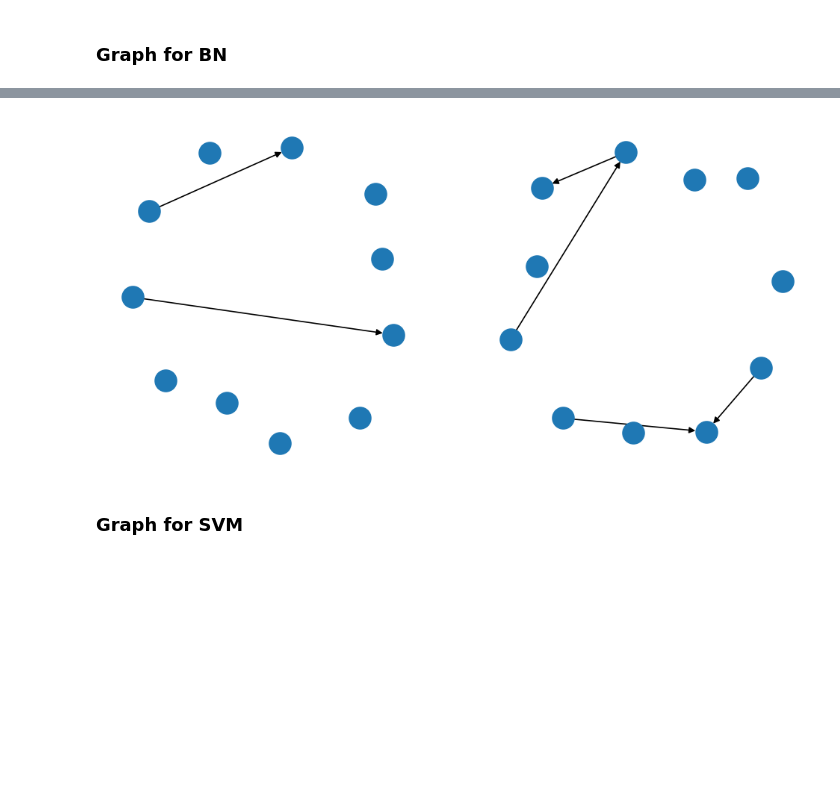
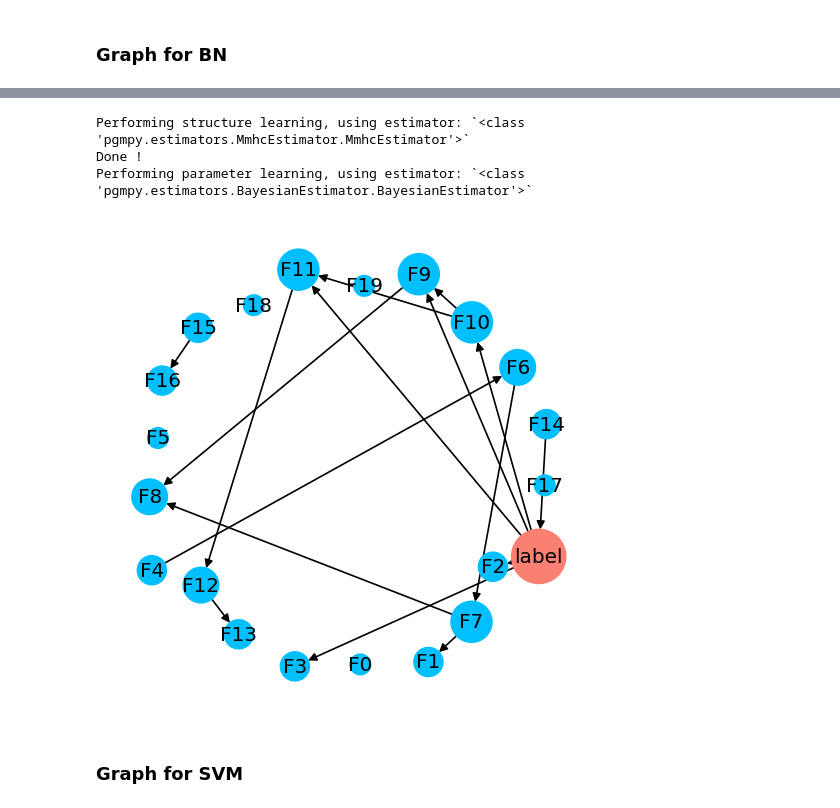
Before and after one commit to AdeBC/GSSR, a Jupyter notebook: Source/Report.ipynb, the cells around one changed output, grey strips where cells are left out. Saved outputs shown, nothing was run; the diff lists cells and outputs as text; code cells hidden in the pictures; blank space fills up the shorter version.

```diff
--- a/Source/Report.ipynb
+++ b/Source/Report.ipynb
@@ -109,8 +166,19 @@ Performing parameter learning, using estimator: `<class 'pgmpy.estimators.Bayesi
-# %%
-plt.figure(figsize=(10,5), dpi=120)
-ax1 = plt.subplot(121)
-nx.draw(model.bn.networks['positive'])
-ax1 = plt.subplot(122)
-nx.draw(model.bn.networks['negative'])
-# %% [output]
-[figure, removed]
+# %%
+to_format_arr = lambda data: np.array([np.array(list(i)) for i in data])
+model.bn.fit(data=to_format_arr(training_set['Seq. features']),
+             label=training_set['IsDonor'].astype(int),
+             sign_level=0.01)
+# %% [output]
+Performing structure learning, using estimator: `<class 'pgmpy.estimators.MmhcEstimator.MmhcEstimator'>`
+Done !
+Performing parameter learning, using estimator: `<class 'pgmpy.estimators.BayesianEstimator.BayesianEstimator'>`
+# %%
+plt.figure(figsize=(4,4), dpi=120)
+G = model.bn.networks
+bicolors = ['deepskyblue','salmon']
+nodesize = np.array([float(G.degree(v) + 1) for v in G])
+nodecolor = np.array([bicolors[int('label' in i)] for i in G])
+nx.draw(G, with_labels=True, textsize=10000, pos=nx.spring_layout(G), node_size=nodesize*150,
+        node_color=nodecolor)
+# %% [output]
+[figure, added]
```
Also changed, not shown: parts of 27 cells of this notebook, 5 other files.
